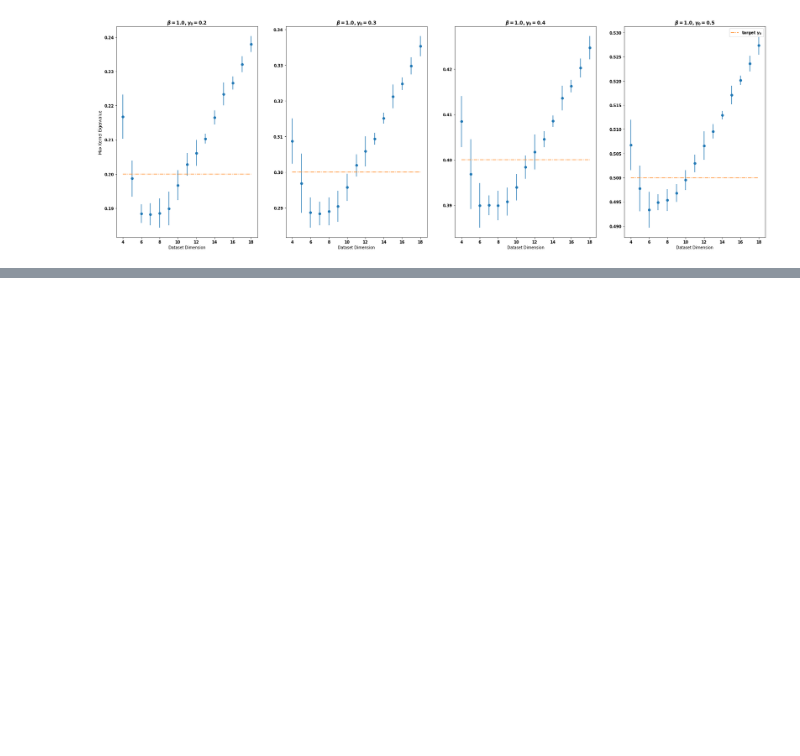
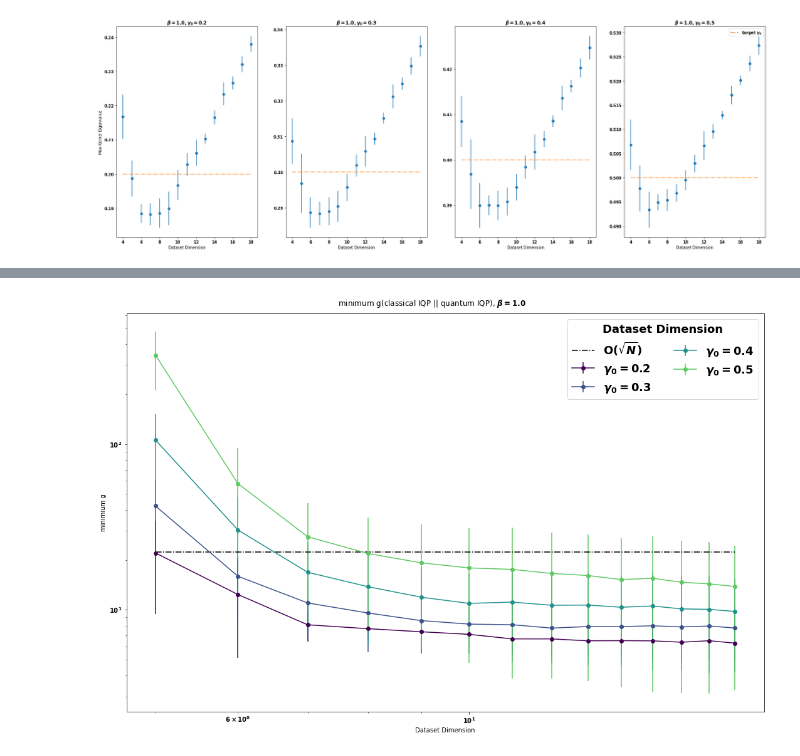
Before and after one commit to lslattery11/quantum_kernel, a Jupyter notebook: notebooks/data_visualization/alpha_test_gd_scaling.ipynb, the cells around one changed output, grey strips where cells are left out. Drawn from its saved outputs; the diff is of its cells as text; code cells hidden in the pictures; blank space fills up the shorter version.

```diff
--- a/notebooks/data_visualization/alpha_test_gd_scaling.ipynb
+++ b/notebooks/data_visualization/alpha_test_gd_scaling.ipynb
@@ -181,6 +183,6 @@ fig.tight_layout()
 # %%
 colormap=cm.viridis
-dataset_dims=[4,5,6,7,8,9,10,11,12,13,14,15,16,17,18]
+dataset_dims=[5,6,7,8,9,10,11,12,13,14,15,16,17,18]
 fig, axs = plt.subplots(1,figsize=(15,10),sharey=True)
 
 beta=1.0
@@ -196,30 +198,34 @@ for i,gamma in enumerate(gammas):
         continue
     ax=axs
 
     color_index=int(256*i/(len(gammas)))
     color=colormap.colors[color_index]
 
     ys=[]
     yerrs=[]
     for dim in dataset_dims:
         x=list(set(geo_diffs[str(dim)][:,0]))
         y=min([np.mean(geo_diffs[str(dim)][geo_diffs[str(dim)][:,0]==a][:,1]) for a in x])
         index = [np.mean(geo_diffs[str(dim)][geo_diffs[str(dim)][:,0]==a][:,1]) for a in x].index(y)
         yerr=[np.std(geo_diffs[str(dim)][geo_diffs[str(dim)][:,0]==a][:,1]) for a in x][index]
 
         ys.append(y)
         yerrs.append(yerr)
     ax.errorbar(dataset_dims,ys,yerr=yerrs,color=color,fmt='-o',label=rf'$\gamma_0={gamma}$')
 
     ax.set_yscale('log')
     ax.set_xscale('log')
     ax.set_ylabel('minimium g')
     ax.set_xlabel('Dataset Dimension')
 
+ax.plot(dataset_dims,len(dataset_dims)*[np.sqrt(500)],ls='-.',color='black',label=r'O($\sqrt{N}$)')
+
 legend=plt.legend(ncol=2,bbox_to_anchor=(1,1),fontsize=18,title_fontsize=18)
 legend.set_title('Dataset Dimension')
 
 fig.suptitle(rf'minimum g(classical IQP || quantum IQP), $\beta={beta}$')
 
 fig.tight_layout()
 #fig.savefig(f'{save_folder}IQP_gd_decay_fixed_beta{beta}.png')
+# %% [output]
+[figure, added]
```
Also changed, not shown: parts of 6 cells of this notebook, 1 other file.
